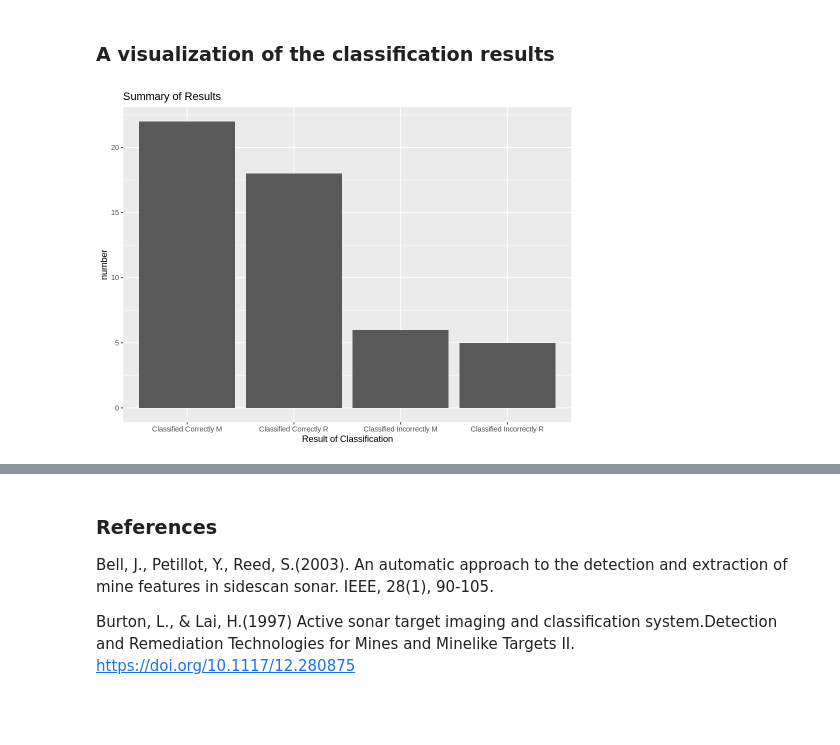
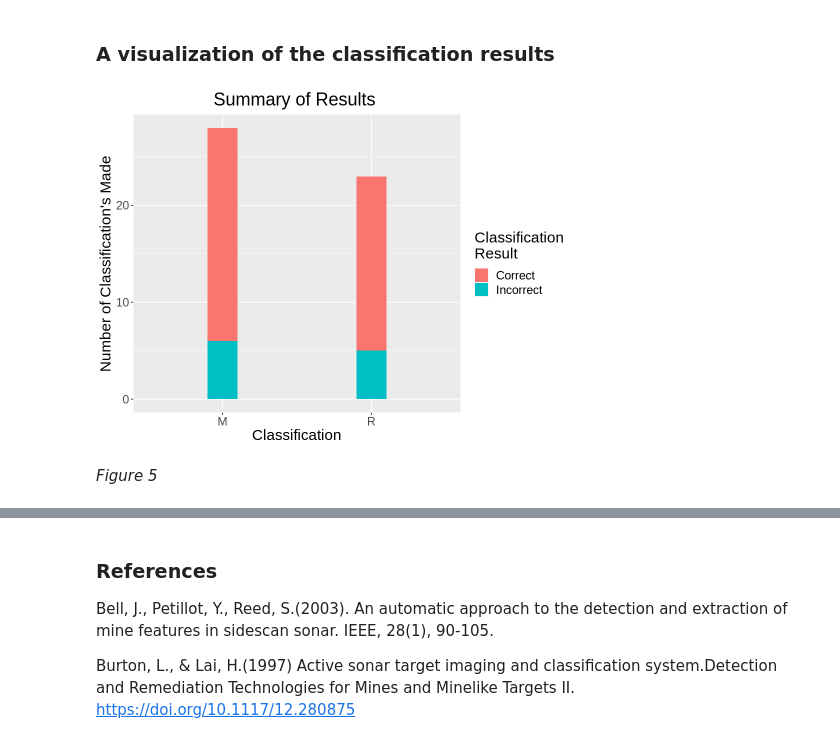
Before and after one commit to ryanarnouk/dsci-100-project, a Jupyter notebook: report.ipynb, the cells around one changed output, grey strips where cells are left out. Saved outputs shown, nothing was run; the diff lists cells and outputs as text; code cells hidden in the pictures; blank space fills up the shorter version.

Commit message:
Change summary percentage and last plot

```diff
--- a/report.ipynb
+++ b/report.ipynb
@@ -407,21 +390,24 @@ Prediction  R  M
 # %%
 options(repr.plot.width = 8, repr.plot.height = 6)
 
+categories <- c("R", "M", "R", "M")
+number <- c(18, 22, 5, 6)
+correct <- c("Correct", "Correct", "Incorrect", "Incorrect")
 
-result <- c("Classified Correctly R", "Classified Correctly M", "Classified Incorrectly R", "Classified Incorrectly M")
-number <- c(18, 22, 5, 6)
-
-df <- data.frame(result, number)
+df <- data.frame(categories, number, correct)
 
 classification_results_plot <- df %>%
-    ggplot(aes(x = result, y = number)) +
-    geom_bar(stat = "identity") +
-    ggtitle("Summary of Results") +
-    labs(x = "Result of Classification", y = "Number of Classification's Made")
+    ggplot(aes(x = categories, y = number, fill = correct)) +
+    geom_bar(stat = "identity", width = 0.2) +
+    ggtitle("\t\tSummary of Results") +
+    labs(x = "Classification", y = "Number of Classification's Made", fill = "Classification \nResult") +
+    theme(text = element_text(size = 18))
 
 classification_results_plot
 # %% [output]
-[figure, old version]
+[figure, new version]
+# %% [markdown]
+*Figure 5*
 # %% [markdown]
 # Conclusion
 After analyzing the data and creating a model we used a ggpairs plot to view the correlation between predictors.  After doing this we came to the conclusion that there were no clear predictors that would increase the accuracy of the K-NN classification model, as no visible distinct groups were seen. Consequently, we used all 60 predictors in our model and obtained an accuracy of 78% after testing it on the testing split. The model predicted 18 rocks and 22 mines correctly while mispredicting 5 mines for rocks and 6 rocks for mines.
```
Also changed, not shown: parts of 5 cells of this notebook.
